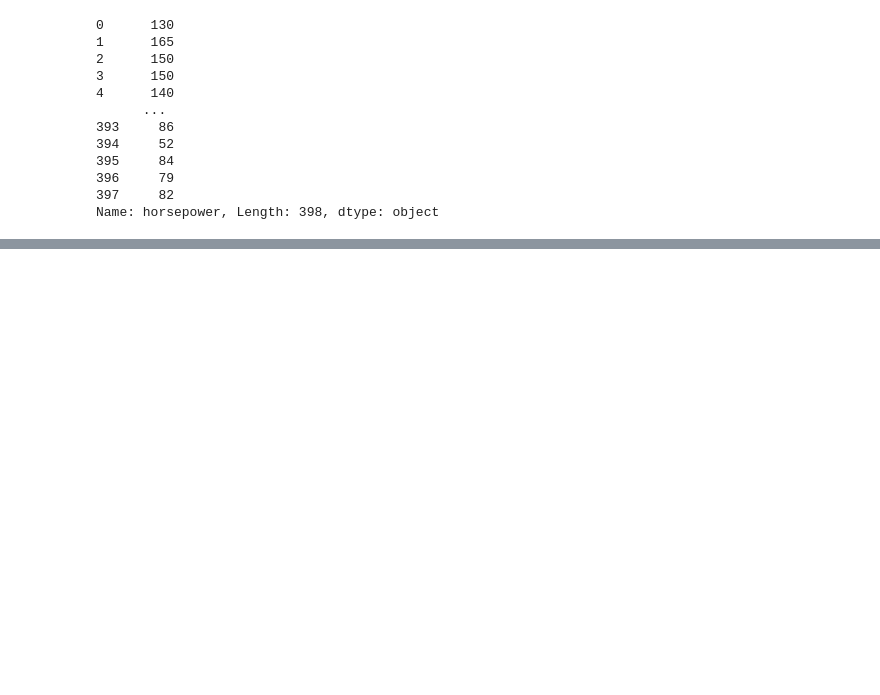
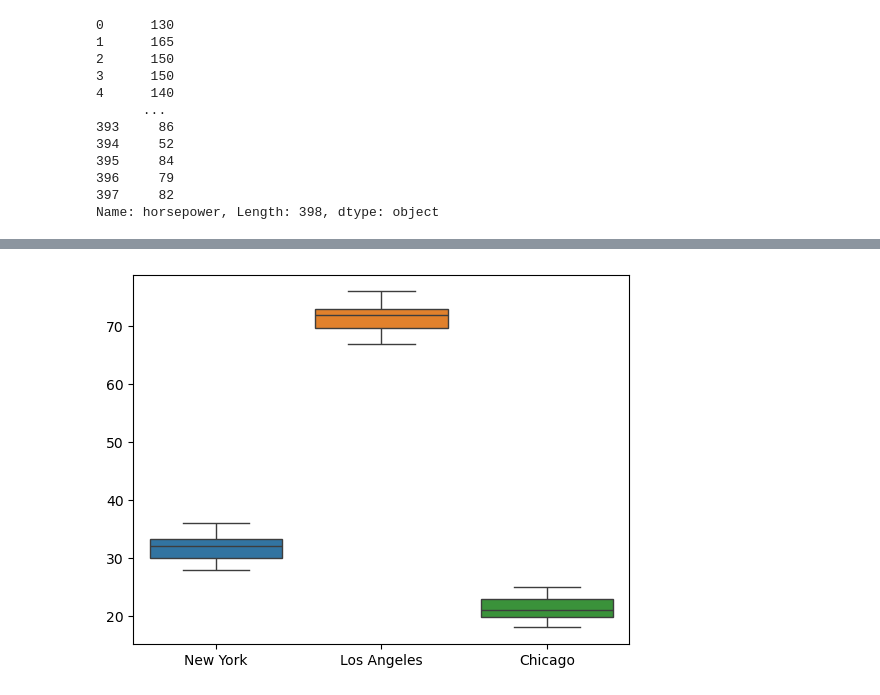
Before and after one commit to Chaudhary-Kaushal-195/sem-4-python, a Jupyter notebook: practice/t1/p1.ipynb, the cells around one changed output, grey strips where cells are left out. Cells and saved outputs as stored; diff of their text form; code cells hidden in the pictures; blank space fills up the shorter version.

```diff
--- a/practice/t1/p1.ipynb
+++ b/practice/t1/p1.ipynb
@@ -88,0 +757,30 @@ Name: horsepower, Length: 398, dtype: object
+# %%
+#pb138 Create a boxplot of the distribution of temperatures in different cities.
+#Take data from 'temperatures.csv' from below:
+# New York,Los Angeles,Chicago,Date
+# 30,70,20,01-05-2023
+# 35,72,22,02-05-2023
+# 28,68,18,03-05-2023
+# 32,75,24,04-05-2023
+# 33,73,21,05-05-2023
+# 29,71,19,06-05-2023
+# 31,74,23,07-05-2023
+# 34,72,20,08-05-2023
+# 30,70,22,09-05-2023
+# 33,69,25,10-05-2023
+# 32,76,20,11-05-2023
+# 36,72,18,12-05-2023
+# 31,68,23,13-05-2023
+# 29,73,19,14-05-2023
+# 32,75,24,15-05-2023
+# 34,69,21,16-05-2023
+# 30,71,18,17-05-2023
+# 35,73,22,18-05-2023
+# 28,67,20,19-05-2023
+# 32,72,23,20-05-2023
+import seaborn as sns
+df=pd.read_csv("temperatures.csv")
+sns.boxplot(df[["New York","Los Angeles","Chicago","Date"]])
+plt.show()
+# %% [output]
+[figure, added]
```
Also changed, not shown: parts of 86 cells of this notebook, 45 other files.
